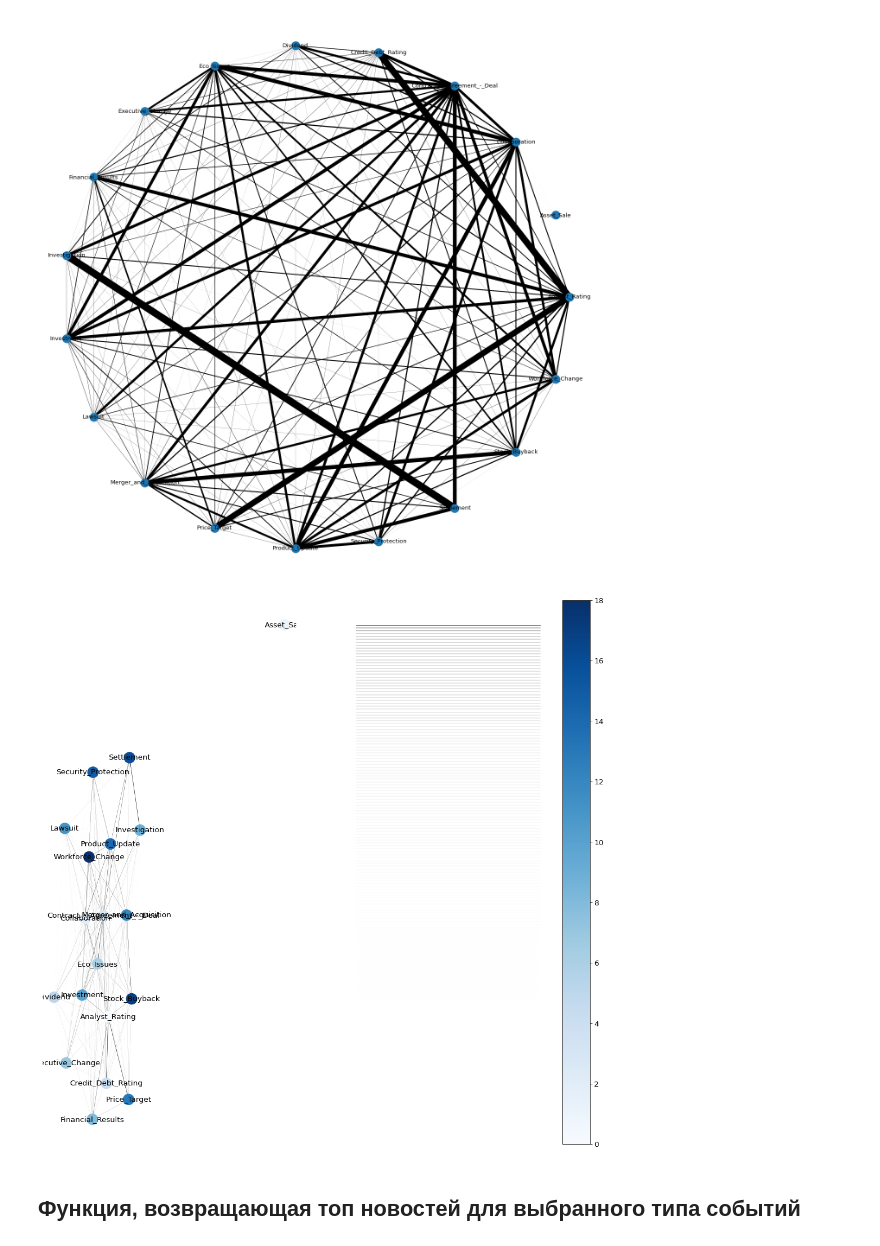
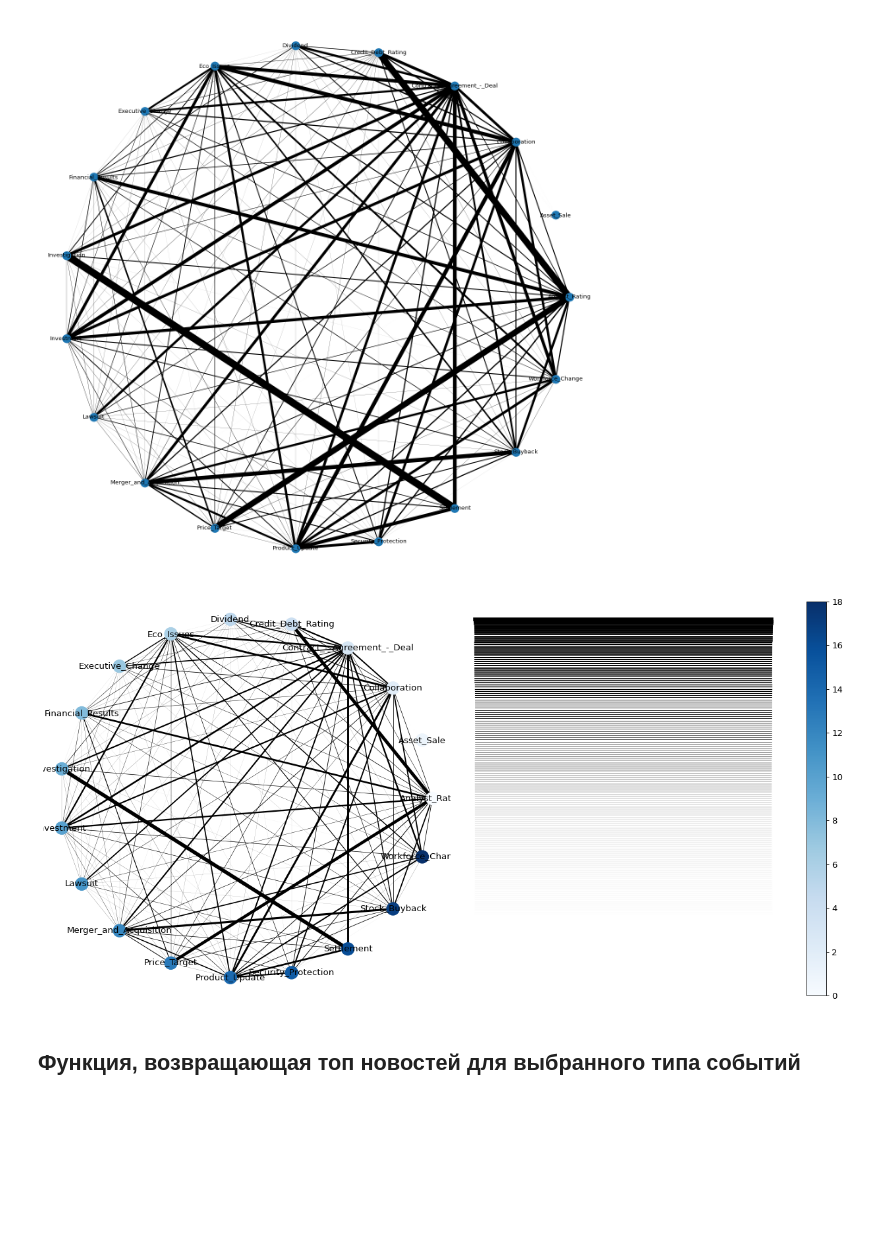
Before and after one commit to dany-kuznetsov/trade_get_news_true_way, a Jupyter notebook: key_words_matching.ipynb, the cells around one changed output. Cells and saved outputs as stored; diff of their text form; code cells hidden in the pictures; blank space fills up the shorter version.

```diff
--- a/key_words_matching.ipynb
+++ b/key_words_matching.ipynb
@@ -720,9 +723,8 @@ rcParams['figure.figsize'] = [8, 3.5]
 # %% [output]
 [figure]
 # %%
-# importing networkx
 import networkx as nx
-rcParams['figure.figsize'] = [16, 16]
+rcParams['figure.figsize'] = [16, 8]
 
 plt.subplot(1, 2, 1)
 graph = nx.Graph()
@@ -730,41 +732,44 @@ graph = nx.Graph()
 for i in range(0, len(intersection_event_types)):
     graph.add_edge(intersection_event_types.loc[i, 'event_type_1'],
                    intersection_event_types.loc[i, 'event_type_2'],
-                   weight=intersection_event_types.loc[i, 'proportion_of_overlapped_news'])
+                   weight=intersection_event_types.loc[i, 'proportion_of_overlapped_news'] * 10)
 
 # graph.add_edge('a','b',weight=6)
 # graph.add_edge('a','c',weight=2)
 # graph.add_edge('c','d',weight=1)
 # graph.add_edge('c','e',weight=7)
 # graph.add_edge('c','f',weight=9)
 # graph.add_edge('a','d',weight=3)
 
 
 edges = graph.edges()
 edges_weight_list = [graph[u][v]['weight'] for u,v in edges]
 n_nodes = graph.number_of_nodes()
-pos = nx.spring_layout(graph)
+pos = nx.circular_layout(graph)
 nx.draw_networkx_edges(graph, pos, width = edges_weight_list)
 nx.draw_networkx_labels(graph, pos)
 mcp = nx.draw_networkx_nodes(graph, pos,
                              node_color=list(range(n_nodes)),
                              cmap='Blues')
 limits = plt.axis('off')  # turn of axis
 
 
 # width lines
 plt.subplot(1, 2, 2)
 edges_weight_list = sorted(edges_weight_list)
 for i, current_weight in enumerate(edges_weight_list):
     x=[0, 1]
     y=[i, i]
     plt.plot(x,y, linewidth=current_weight, color='black')
 
 plt.colorbar(mcp)
 limits = plt.axis('off')  # turn of axis
+plt.tight_layout()
 plt.show()
+
+rcParams['figure.figsize'] = [8, 3.5]
 # %% [output]
-[figure, old version]
+[figure, new version]
 # %% [markdown]
 ## Функция, возвращающая топ новостей для выбранного типа событий
 # %%
```
Also changed, not shown: parts of 6 cells of this notebook.
